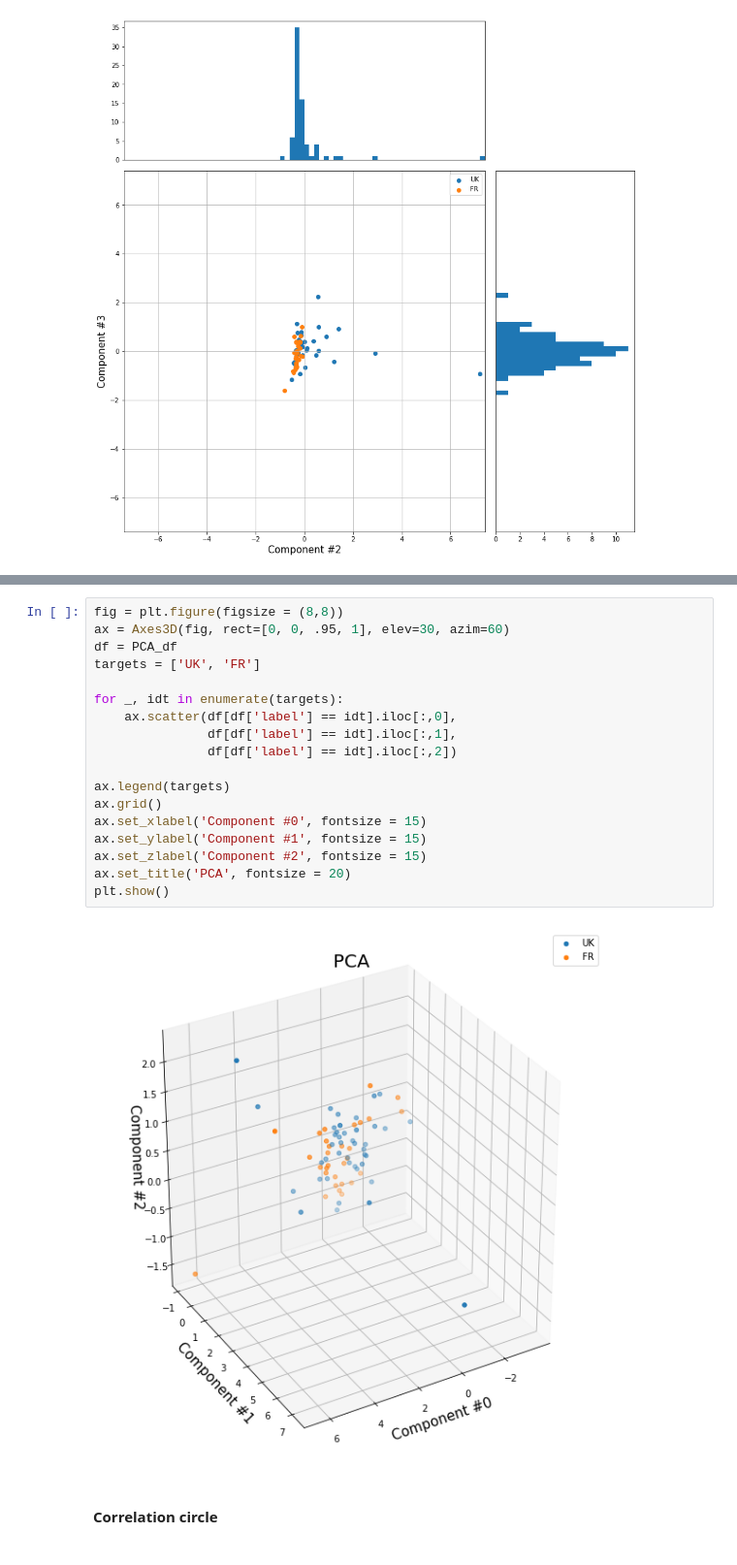
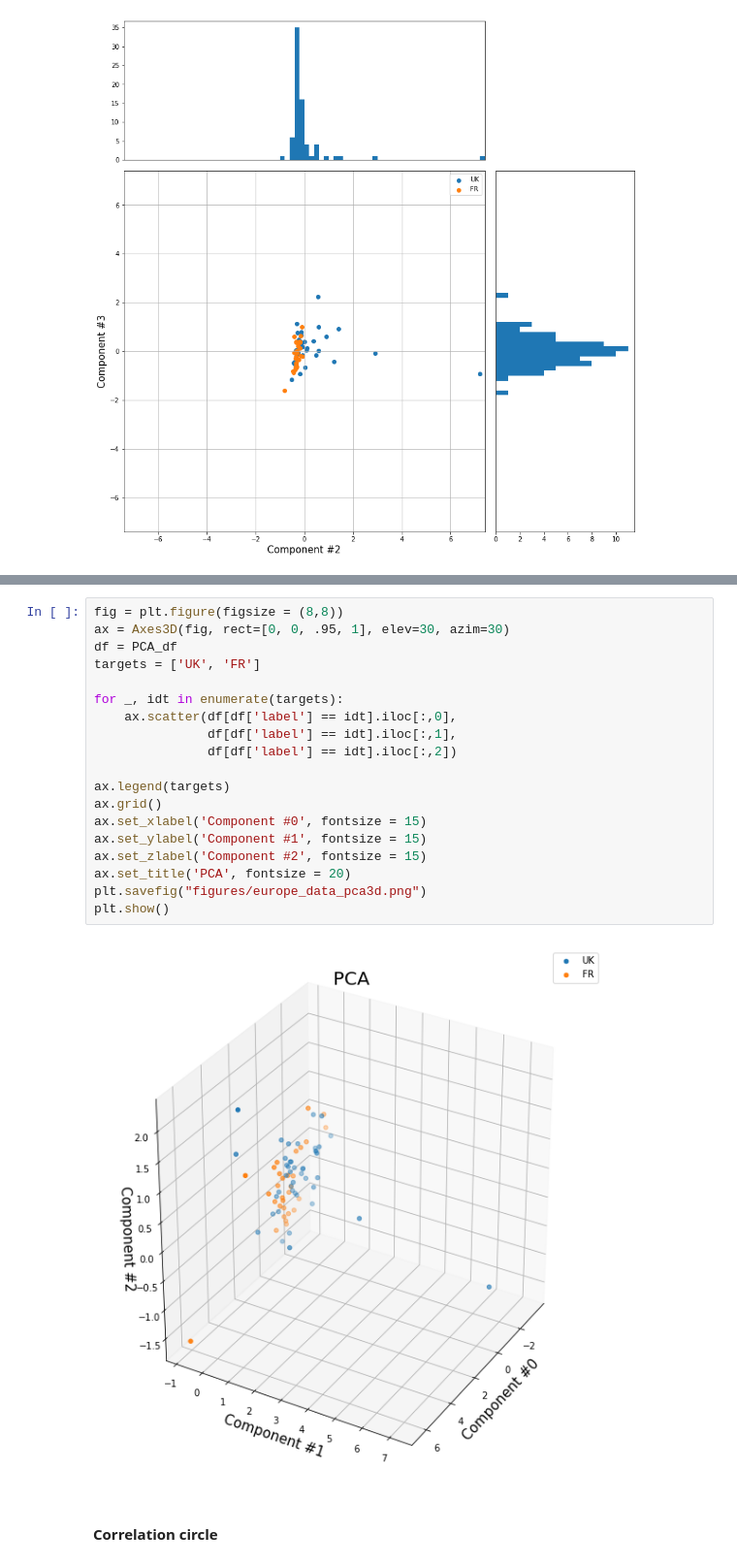
Before and after one commit to donaca/COVID19PM2.5, a Jupyter notebook: Real_data.ipynb, the cells around one changed output, grey strips where cells are left out. Shown: that part at 97% size. Saved outputs shown, nothing was run; the diff lists cells and outputs as text.

```diff
--- a/Real_data.ipynb
+++ b/Real_data.ipynb
@@ -199,23 +212,24 @@ PCA_plot(PCA_df, [1, 2])
 # %%
 fig = plt.figure(figsize = (8,8))
-ax = Axes3D(fig, rect=[0, 0, .95, 1], elev=30, azim=60)
+ax = Axes3D(fig, rect=[0, 0, .95, 1], elev=30, azim=30)
 df = PCA_df
 targets = ['UK', 'FR']
 
 for _, idt in enumerate(targets):
     ax.scatter(df[df['label'] == idt].iloc[:,0],
                df[df['label'] == idt].iloc[:,1],
                df[df['label'] == idt].iloc[:,2])
 
 ax.legend(targets)
 ax.grid()
 ax.set_xlabel('Component #0', fontsize = 15)
 ax.set_ylabel('Component #1', fontsize = 15)
 ax.set_zlabel('Component #2', fontsize = 15)
 ax.set_title('PCA', fontsize = 20)
+plt.savefig("figures/europe_data_pca3d.png")
 plt.show()
 # %% [output]
-[figure, old version]
+[figure, new version]
 # %% [markdown]
 #### Correlation circle
 # %%
```
Also changed, not shown: parts of 4 cells of this notebook.
